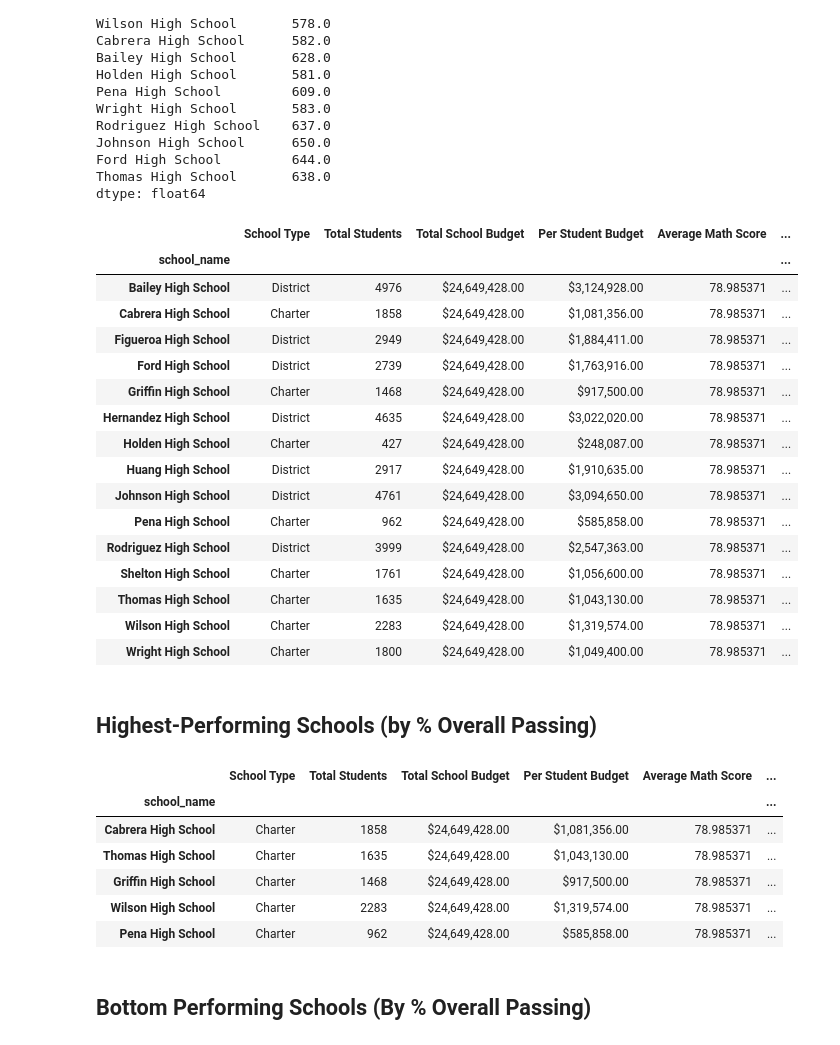
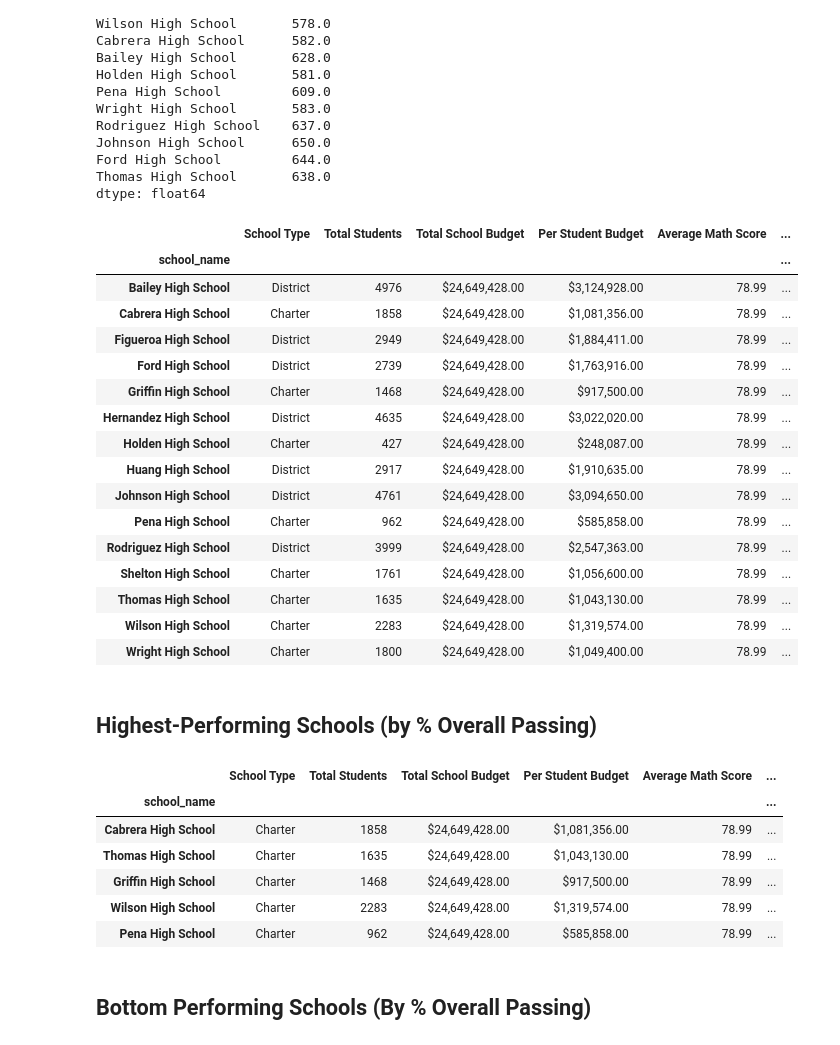
Before and after one commit to luisrodriguezror/pandas-challenge, a Jupyter notebook: PyCitySchools/PyCitySchools_starter.ipynb, the cells around one changed output. Cells and saved outputs as stored; diff of their text form; code cells hidden in the pictures.

```diff
--- a/PyCitySchools/PyCitySchools_starter.ipynb
+++ b/PyCitySchools/PyCitySchools_starter.ipynb
@@ -216,41 +216,46 @@ overall_passing_rate = school_students_passing_math_and_reading / per_school_cou
 # %%
 # Create a DataFrame called `per_school_summary` with columns for the calculations above.
 per_school_summary =pd.DataFrame({
     'School Type':school_types,
     'Total Students':per_school_counts,
     'Total School Budget':total_budget,
     'Per Student Budget': per_school_budget,
     'Average Math Score': average_math_score,
     'Average Reading Score': average_reading_score,
     '% Passing Math':per_school_passing_math,
     '% Passing Reading':per_school_reading,
     '% Overall Passing': overall_passing_rate
 })
 
 # Formatting
 per_school_summary["Total School Budget"] = per_school_summary["Total School Budget"].map("${:,.2f}".format)
 per_school_summary["Per Student Budget"] = per_school_summary["Per Student Budget"].map("${:,.2f}".format)
+per_school_summary["Average Math Score"] = per_school_summary["Average Math Score"].map("{:,.2f}".format)
+per_school_summary["Average Reading Score"] = per_school_summary["Average Reading Score"].map("{:,.2f}".format)
+per_school_summary["% Passing Math"] = per_school_summary["% Passing Math"].map("{:,.2f}%".format)
+per_school_summary["% Passing Reading"] = per_school_summary["% Passing Reading"].map("{:,.2f}%".format)
+per_school_summary["% Overall Passing"] = per_school_summary["% Overall Passing"].map("${:,.2f}%".format)
 
 # Display the DataFrame
 per_school_summary
 # %% [output]
 |  | School Type | Total Students | Total School Budget | Per Student Budget | Average Math Score | ... |
 | school_name |  |  |  |  |  | ... |
-| Bailey High School | District | 4976 | $24,649,428.00 | $3,124,928.00 | 78.985371 | ... |
-| Cabrera High School | Charter | 1858 | $24,649,428.00 | $1,081,356.00 | 78.985371 | ... |
-| Figueroa High School | District | 2949 | $24,649,428.00 | $1,884,411.00 | 78.985371 | ... |
-| Ford High School | District | 2739 | $24,649,428.00 | $1,763,916.00 | 78.985371 | ... |
-| Griffin High School | Charter | 1468 | $24,649,428.00 | $917,500.00 | 78.985371 | ... |
-| Hernandez High School | District | 4635 | $24,649,428.00 | $3,022,020.00 | 78.985371 | ... |
-| Holden High School | Charter | 427 | $24,649,428.00 | $248,087.00 | 78.985371 | ... |
-| Huang High School | District | 2917 | $24,649,428.00 | $1,910,635.00 | 78.985371 | ... |
-| Johnson High School | District | 4761 | $24,649,428.00 | $3,094,650.00 | 78.985371 | ... |
-| Pena High School | Charter | 962 | $24,649,428.00 | $585,858.00 | 78.985371 | ... |
-| Rodriguez High School | District | 3999 | $24,649,428.00 | $2,547,363.00 | 78.985371 | ... |
-| Shelton High School | Charter | 1761 | $24,649,428.00 | $1,056,600.00 | 78.985371 | ... |
-| Thomas High School | Charter | 1635 | $24,649,428.00 | $1,043,130.00 | 78.985371 | ... |
-| Wilson High School | Charter | 2283 | $24,649,428.00 | $1,319,574.00 | 78.985371 | ... |
-| Wright High School | Charter | 1800 | $24,649,428.00 | $1,049,400.00 | 78.985371 | ... |
+| Bailey High School | District | 4976 | $24,649,428.00 | $3,124,928.00 | 78.99 | ... |
+| Cabrera High School | Charter | 1858 | $24,649,428.00 | $1,081,356.00 | 78.99 | ... |
+| Figueroa High School | District | 2949 | $24,649,428.00 | $1,884,411.00 | 78.99 | ... |
+| Ford High School | District | 2739 | $24,649,428.00 | $1,763,916.00 | 78.99 | ... |
+| Griffin High School | Charter | 1468 | $24,649,428.00 | $917,500.00 | 78.99 | ... |
+| Hernandez High School | District | 4635 | $24,649,428.00 | $3,022,020.00 | 78.99 | ... |
+| Holden High School | Charter | 427 | $24,649,428.00 | $248,087.00 | 78.99 | ... |
+| Huang High School | District | 2917 | $24,649,428.00 | $1,910,635.00 | 78.99 | ... |
+| Johnson High School | District | 4761 | $24,649,428.00 | $3,094,650.00 | 78.99 | ... |
+| Pena High School | Charter | 962 | $24,649,428.00 | $585,858.00 | 78.99 | ... |
+| Rodriguez High School | District | 3999 | $24,649,428.00 | $2,547,363.00 | 78.99 | ... |
+| Shelton High School | Charter | 1761 | $24,649,428.00 | $1,056,600.00 | 78.99 | ... |
+| Thomas High School | Charter | 1635 | $24,649,428.00 | $1,043,130.00 | 78.99 | ... |
+| Wilson High School | Charter | 2283 | $24,649,428.00 | $1,319,574.00 | 78.99 | ... |
+| Wright High School | Charter | 1800 | $24,649,428.00 | $1,049,400.00 | 78.99 | ... |
 # %% [markdown]
 ## Highest-Performing Schools (by % Overall Passing)
 # %%
@@ -260,11 +265,11 @@ top_schools.head(5)
 # %% [output]
 |  | School Type | Total Students | Total School Budget | Per Student Budget | Average Math Score | ... |
 | school_name |  |  |  |  |  | ... |
-| Cabrera High School | Charter | 1858 | $24,649,428.00 | $1,081,356.00 | 78.985371 | ... |
-| Thomas High School | Charter | 1635 | $24,649,428.00 | $1,043,130.00 | 78.985371 | ... |
-| Griffin High School | Charter | 1468 | $24,649,428.00 | $917,500.00 | 78.985371 | ... |
-| Wilson High School | Charter | 2283 | $24,649,428.00 | $1,319,574.00 | 78.985371 | ... |
-| Pena High School | Charter | 962 | $24,649,428.00 | $585,858.00 | 78.985371 | ... |
+| Cabrera High School | Charter | 1858 | $24,649,428.00 | $1,081,356.00 | 78.99 | ... |
+| Thomas High School | Charter | 1635 | $24,649,428.00 | $1,043,130.00 | 78.99 | ... |
+| Griffin High School | Charter | 1468 | $24,649,428.00 | $917,500.00 | 78.99 | ... |
+| Wilson High School | Charter | 2283 | $24,649,428.00 | $1,319,574.00 | 78.99 | ... |
+| Pena High School | Charter | 962 | $24,649,428.00 | $585,858.00 | 78.99 | ... |
 # %% [markdown]
 ## Bottom Performing Schools (By % Overall Passing)
 # %%
```
Also changed, not shown: parts of 2 cells of this notebook.
